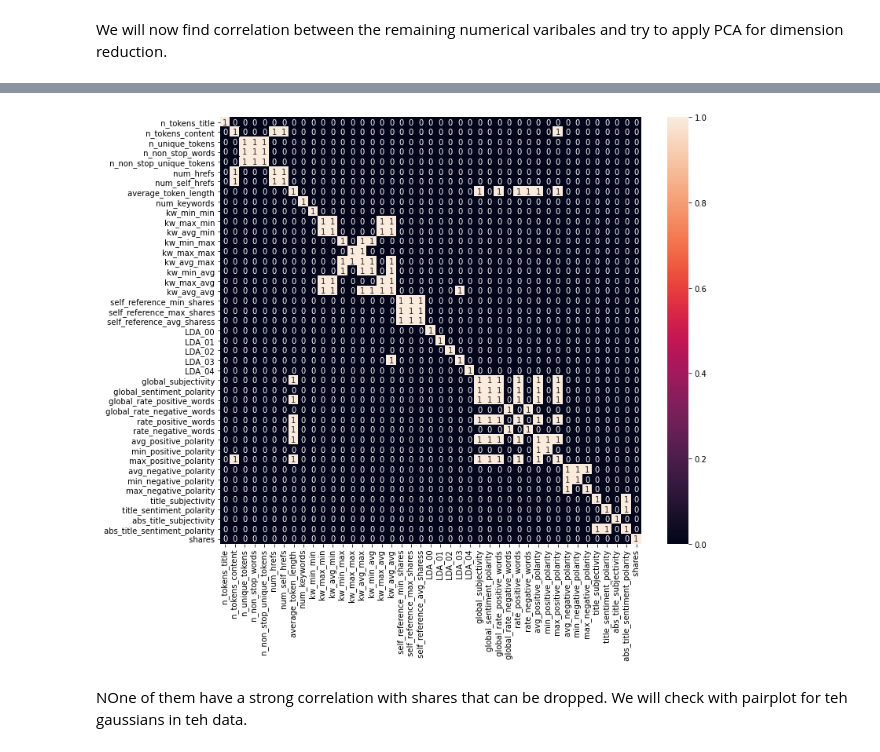
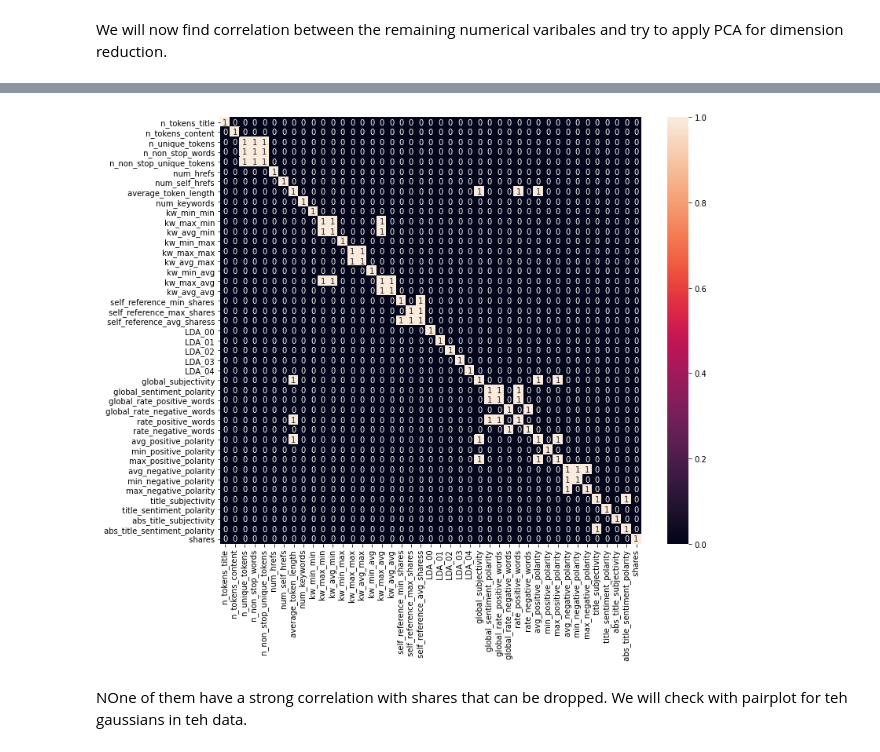
Before and after one commit to NishigandhaS/Mashable-Dataset-, a Jupyter notebook: Mashable.ipynb, the cells around one changed output, grey strips where cells are left out. Drawn from its saved outputs; the diff is of its cells as text; code cells hidden in the pictures.

```diff
--- a/Mashable.ipynb
+++ b/Mashable.ipynb
@@ -141,7 +166,7 @@ Others     6297
 7           421
 Name:  num_imgs, dtype: int64
 # %%
-d[' num_videos'][d[' num_videos']>10]='Others'
+d[' num_videos'][d[' num_videos']>5]='Others'
 d[' num_videos'].value_counts()
 # %% [output]
 A value is trying to be set on a copy of a slice from a DataFrame
@@ -242,25 +262,25 @@ Index(['url', ' timedelta', ' n_tokens_title', ' n_tokens_content',
 # %%
 plt.figure(figsize=(12,10))
 sns.heatmap(d[[' n_tokens_title', ' n_tokens_content',
        ' n_unique_tokens', ' n_non_stop_words', ' n_non_stop_unique_tokens',
        ' num_hrefs', ' num_self_hrefs', ' num_imgs', ' num_videos',
        ' average_token_length', ' num_keywords', ' kw_min_min', ' kw_max_min',
        ' kw_avg_min', ' kw_min_max', ' kw_max_max', ' kw_avg_max',
        ' kw_min_avg', ' kw_max_avg', ' kw_avg_avg',
        ' self_reference_min_shares', ' self_reference_max_shares',
        ' self_reference_avg_sharess', ' LDA_00', ' LDA_01', ' LDA_02',
        ' LDA_03', ' LDA_04', ' global_subjectivity',
        ' global_sentiment_polarity', ' global_rate_positive_words',
        ' global_rate_negative_words', ' rate_positive_words',
        ' rate_negative_words', ' avg_positive_polarity',
        ' min_positive_polarity', ' max_positive_polarity',
        ' avg_negative_polarity', ' min_negative_polarity',
        ' max_negative_polarity', ' title_subjectivity',
        ' title_sentiment_polarity', ' abs_title_subjectivity',
-       ' abs_title_sentiment_polarity', ' shares']].corr()>=0.3, annot = True)
+       ' abs_title_sentiment_polarity', ' shares']].corr()>=0.5, annot = True)
 plt.show()
 # %% [output]
-[figure, old version]
+[figure, new version]
 # %% [markdown]
 NOne of them have a strong correlation with shares that can be dropped. We will check with pairplot for teh gaussians in teh data.
 # %%
```
Also changed, not shown: parts of 27 cells of this notebook.
